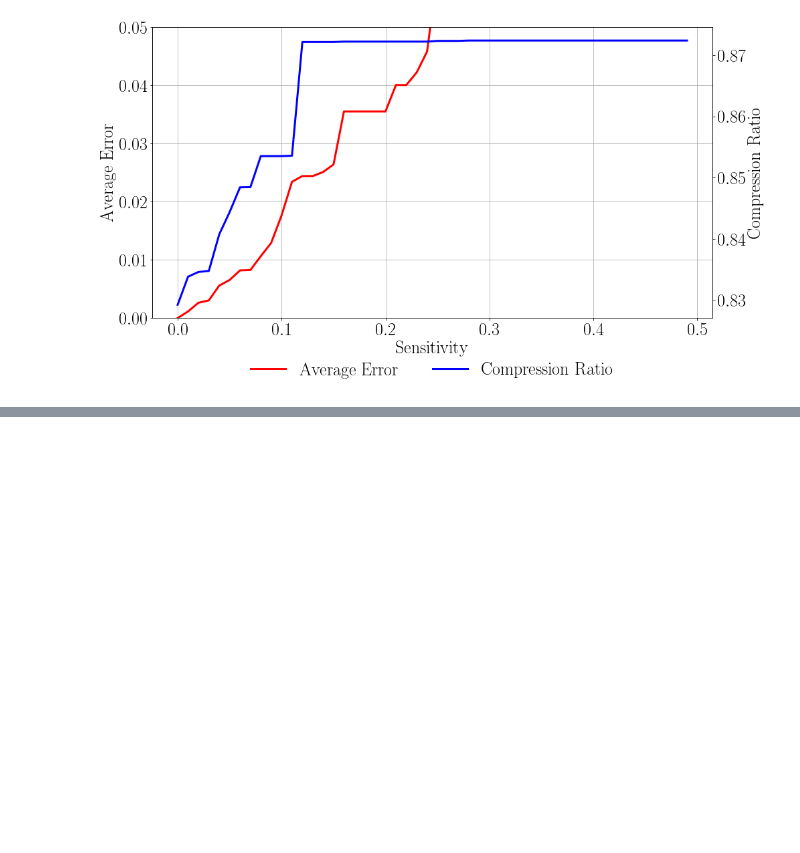
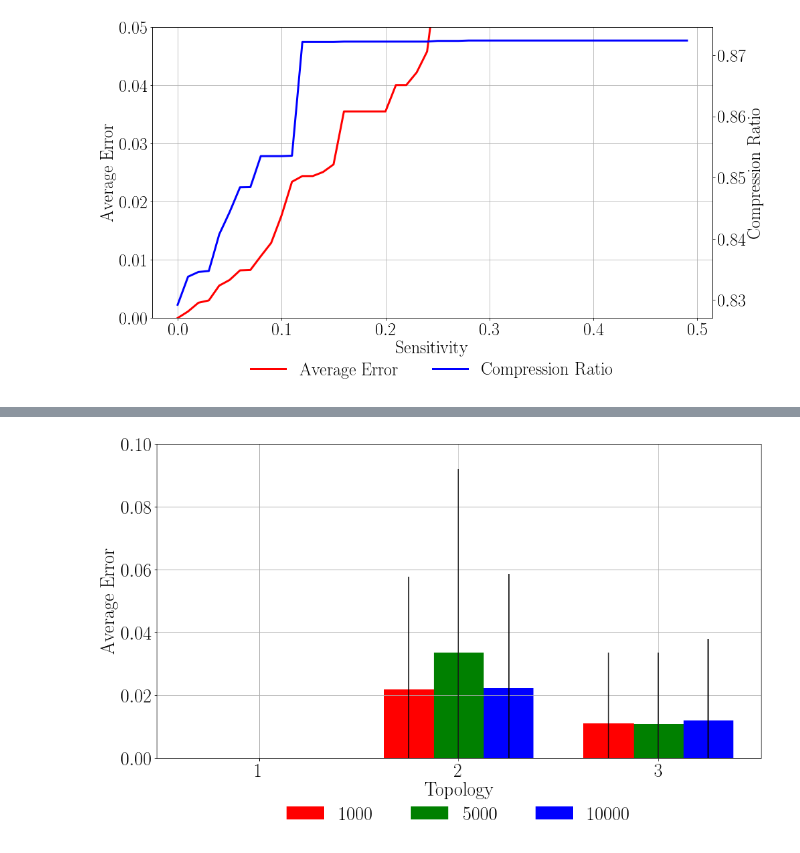
Before and after one commit to tsokalo/SimpleNetSim, a Jupyter notebook: comp/compression.ipynb, the cells around one changed output, grey strips where cells are left out. Saved outputs shown, nothing was run; the diff lists cells and outputs as text; code cells hidden in the pictures; blank space fills up the shorter version.

```diff
--- a/comp/compression.ipynb
+++ b/comp/compression.ipynb
@@ -321,0 +326,47 @@ plt.savefig('res/gainTop3_1.png', bbox_inches='tight')
+# %%
+top3_pf_1 = pandas.read_csv("log/top0_pf_0.csv", index_col=False, header=0)
+top3_pf_5 = pandas.read_csv("log/top0_pf_1.csv", index_col=False, header=0)
+top3_pf_10 = pandas.read_csv("log/top0_pf_2.csv", index_col=False, header=0)
+
+top2_pf_1 = pandas.read_csv("log/top1_pf_0.csv", index_col=False, header=0)
+top2_pf_5 = pandas.read_csv("log/top1_pf_1.csv", index_col=False, header=0)
+top2_pf_10 = pandas.read_csv("log/top1_pf_2.csv", index_col=False, header=0)
+
+top1_pf_1 = pandas.read_csv("log/top2_pf_0.csv", index_col=False, header=0)
+top1_pf_5 = pandas.read_csv("log/top2_pf_1.csv", index_col=False, header=0)
+top1_pf_10 = pandas.read_csv("log/top2_pf_2.csv", index_col=False, header=0)
+
+ind = np.arange(3)
+width = 0.25
+
+fig, ax = plt.subplots()
+plt.grid()
+plt.ylim([0,0.1])
+
+
+ax.set_xlabel(r"Topology")
+ax.set_ylabel(r"Average Error")
+
+a = ax.bar(0, top1_pf_1.pfError.mean(), width, yerr=top1_pf_1.pfError.std(), label='prio', color="red")
+aa = ax.bar(0 + width, top1_pf_5.pfError.mean(), width, yerr=top1_pf_5.pfError.std(), label='pf', color='green')
+aaa = ax.bar(0 + width * 2, top1_pf_10.pfError.mean(), width, yerr=top1_pf_10.pfError.std(), label='pf', color='blue')
+
+ax.bar(1, top2_pf_1.pfError.mean(), width, yerr=top2_pf_1.pfError.std(), label='prio', color="red")
+ax.bar(1 + width, top2_pf_5.pfError.mean(), width, yerr=top2_pf_5.pfError.std(), label='pf', color='green')
+ax.bar(1 + width * 2, top2_pf_10.pfError.mean(), width, yerr=top2_pf_10.pfError.std(), label='pf', color='blue')
+
+ax.bar(2, top3_pf_1.pfError.mean(), width, yerr=top3_pf_1.pfError.std(), label='prio', color="red")
+ax.bar(2 + width, top3_pf_5.pfError.mean(), width, yerr=top3_pf_5.pfError.std(), label='pf', color='green')
+ax.bar(2 + width * 2, top3_pf_10.pfError.mean(), width, yerr=top3_pf_10.pfError.std(), label='pf', color='blue')
+
+ax.set_xticks(ind + width * 3 / 3)
+ax.set_xticklabels(('1', '2', '3', '?', '?'))
+ax.legend((a, aa, aaa), ('1000', '5000', '10000'),
+         loc='upper center', bbox_to_anchor=(0.5, -0.10), frameon=False,
+          fancybox=False, shadow=False, ncol=3, markerscale=1, numpoints=1)
+
+plt.savefig('res/pf.eps', bbox_inches='tight')
+plt.savefig('res/pf.pdf', bbox_inches='tight')
+plt.savefig('res/pf.png', bbox_inches='tight')
+# %% [output]
+[figure, added]
```
Also changed, not shown: parts of 3 cells of this notebook, 42 other files.
